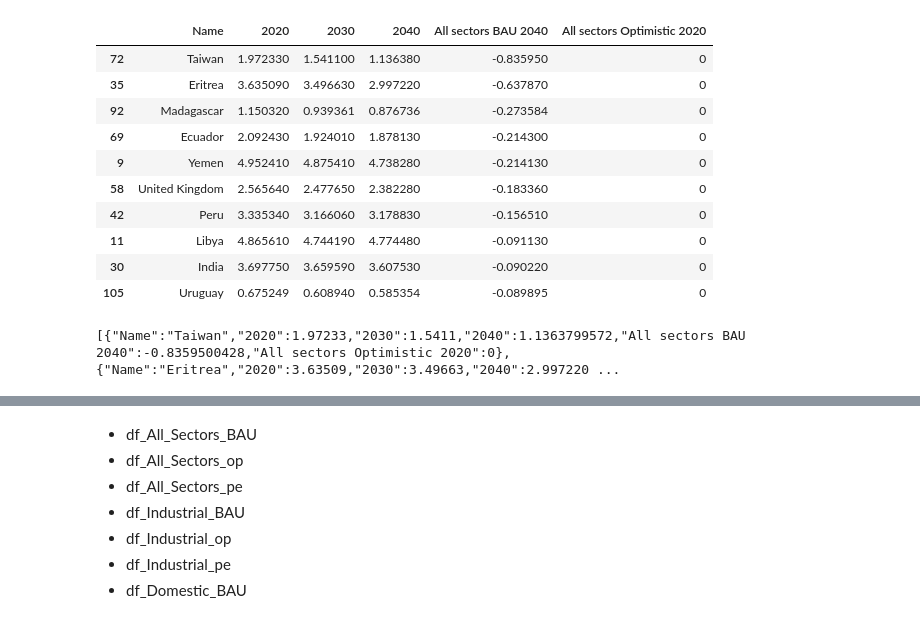
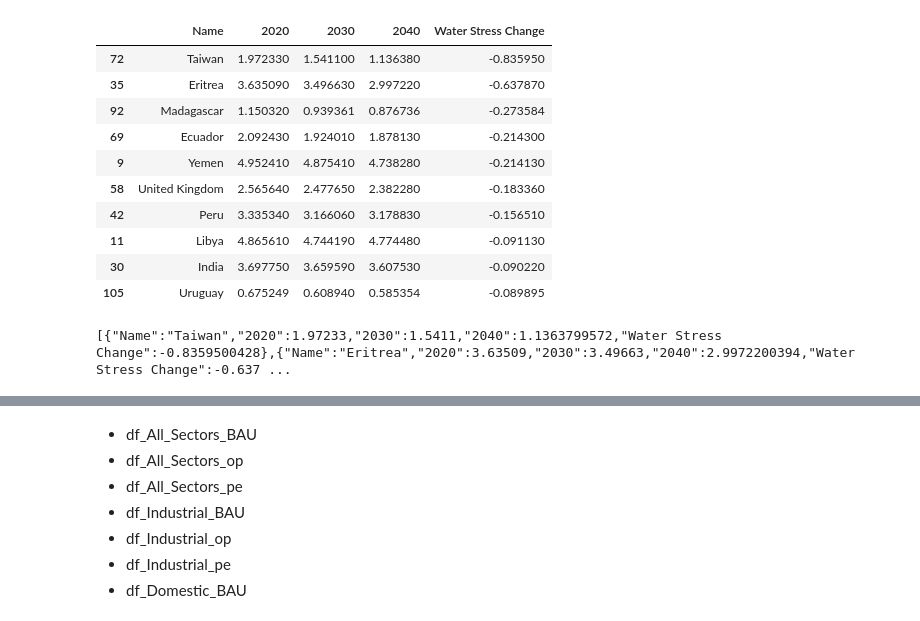
Before and after one commit to SYChJung/studio-projects, a Jupyter notebook: code/project2/Visualizing_Water_Stress_Change_in_Each_Country.ipynb, the cells around one changed output, grey strips where cells are left out. Saved outputs shown, nothing was run; the diff lists cells and outputs as text; code cells hidden in the pictures.

```diff
--- a/code/project2/Visualizing_Water_Stress_Change_in_Each_Country.ipynb
+++ b/code/project2/Visualizing_Water_Stress_Change_in_Each_Country.ipynb
@@ -54,29 +54,27 @@ df_All_Sectors_BAU = pd.merge(df_All_Sectors_BAU, df_All_Sectors_BAU40, on='Name
 # df_All_Sectors_BAU_diff = df_All_Sectors_BAU.copy()
 # df_All_Sectors_BAU['2020 - 2030'] = df_All_Sectors_BAU['2030'] - df_All_Sectors_BAU['2020']
 # df_All_Sectors_BAU['2030 - 2040'] = df_All_Sectors_BAU['2040'] - df_All_Sectors_BAU['2030']
-df_All_Sectors_BAU['All sectors BAU 2040'] = df_All_Sectors_BAU['2040'] - df_All_Sectors_BAU['2020']
+df_All_Sectors_BAU['Water Stress Change'] = df_All_Sectors_BAU['2040'] - df_All_Sectors_BAU['2020']
 # df_All_Sectors_BAU = df_All_Sectors_BAU[['Name', 'All sectors 2020 - 2040']]
 # df_All_Sectors_BAU.head()
-df_All_Sectors_BAU = df_All_Sectors_BAU.sort_values('All sectors BAU 2040', ascending=True)
+df_All_Sectors_BAU = df_All_Sectors_BAU.sort_values('Water Stress Change', ascending=True)
 # %%
 tufte_All_Sectors_BAU = df_All_Sectors_BAU.copy()
-tufte_All_Sectors_BAU['All sectors Optimistic 2020'] = 0
+# tufte_All_Sectors_BAU['All sectors BAU 2020'] = 0
 tufte_All_Sectors_BAU.head(10)
 # %% [output]
-|  | Name | 2020 | 2030 | 2040 | All sectors BAU 2040 | All sectors Optimistic 2020 |
-| 72 | Taiwan | 1.972330 | 1.541100 | 1.136380 | -0.835950 | 0 |
-| 35 | Eritrea | 3.635090 | 3.496630 | 2.997220 | -0.637870 | 0 |
-| 92 | Madagascar | 1.150320 | 0.939361 | 0.876736 | -0.273584 | 0 |
-| 69 | Ecuador | 2.092430 | 1.924010 | 1.878130 | -0.214300 | 0 |
-| 9 | Yemen | 4.952410 | 4.875410 | 4.738280 | -0.214130 | 0 |
-| 58 | United Kingdom | 2.565640 | 2.477650 | 2.382280 | -0.183360 | 0 |
-| 42 | Peru | 3.335340 | 3.166060 | 3.178830 | -0.156510 | 0 |
-| 11 | Libya | 4.865610 | 4.744190 | 4.774480 | -0.091130 | 0 |
-| 30 | India | 3.697750 | 3.659590 | 3.607530 | -0.090220 | 0 |
-| 105 | Uruguay | 0.675249 | 0.608940 | 0.585354 | -0.089895 | 0 |
+|  | Name | 2020 | 2030 | 2040 | Water Stress Change |
+| 72 | Taiwan | 1.972330 | 1.541100 | 1.136380 | -0.835950 |
+| 35 | Eritrea | 3.635090 | 3.496630 | 2.997220 | -0.637870 |
+| 92 | Madagascar | 1.150320 | 0.939361 | 0.876736 | -0.273584 |
+| 69 | Ecuador | 2.092430 | 1.924010 | 1.878130 | -0.214300 |
+| 9 | Yemen | 4.952410 | 4.875410 | 4.738280 | -0.214130 |
+| 58 | United Kingdom | 2.565640 | 2.477650 | 2.382280 | -0.183360 |
+| 42 | Peru | 3.335340 | 3.166060 | 3.178830 | -0.156510 |
+| 11 | Libya | 4.865610 | 4.744190 | 4.774480 | -0.091130 |
+| 30 | India | 3.697750 | 3.659590 | 3.607530 | -0.090220 |
+| 105 | Uruguay | 0.675249 | 0.608940 | 0.585354 | -0.089895 |
 # %%
-tufte_All_Sectors_BAU_df = pd.DataFrame(tufte_All_Sectors_BAU)
-# tufte_All_Sectors_BAU.to_csv("tufte_All_Sectors_BAU.csv")
-print(tufte_All_Sectors_BAU_df.to_json(orient="records"))
+# tufte_All_Sectors_BAU_df = pd.DataFrame(tufte_All_Sectors_BAU)
+# # tufte_All_Sectors_BAU.to_csv("tufte_All_Sectors_BAU.csv")
+# print(tufte_All_Sectors_BAU_df.to_json(orient="records"))
-# %% [output]
-[{"Name":"Taiwan","2020":1.97233,"2030":1.5411,"2040":1.1363799572,"All sectors BAU 2040":-0.8359500428,"All sectors Optimistic 2020":0},{"Name":"Eritrea","2020":3.63509,"2030":3.49663,"2040":2.997220 ...
@@ -83 +84,7 @@ print(tufte_All_Sectors_BAU_df.to_json(orient="records"))
+# %%
+tufte_All_Sectors_BAU_fl5 = tufte_All_Sectors_BAU[tufte_All_Sectors_BAU["Name"].isin(["Taiwan", "Eritrea", "Madagascar", "Ecuador", "Yemen", "Netherlands", "Honduras", "Albania", "Estonia", "Botswana"])]
+tufte_All_Sectors_BAU_fl5_df = pd.DataFrame(tufte_All_Sectors_BAU_fl5)
+print(tufte_All_Sectors_BAU_fl5_df.to_json(orient="records"))
+# %% [output]
+[{"Name":"Taiwan","2020":1.97233,"2030":1.5411,"2040":1.1363799572,"Water Stress Change":-0.8359500428},{"Name":"Eritrea","2020":3.63509,"2030":3.49663,"2040":2.9972200394,"Water Stress Change":-0.637 ...
 # %%
```
Also changed, not shown: parts of 59 cells of this notebook, 2 other files.
